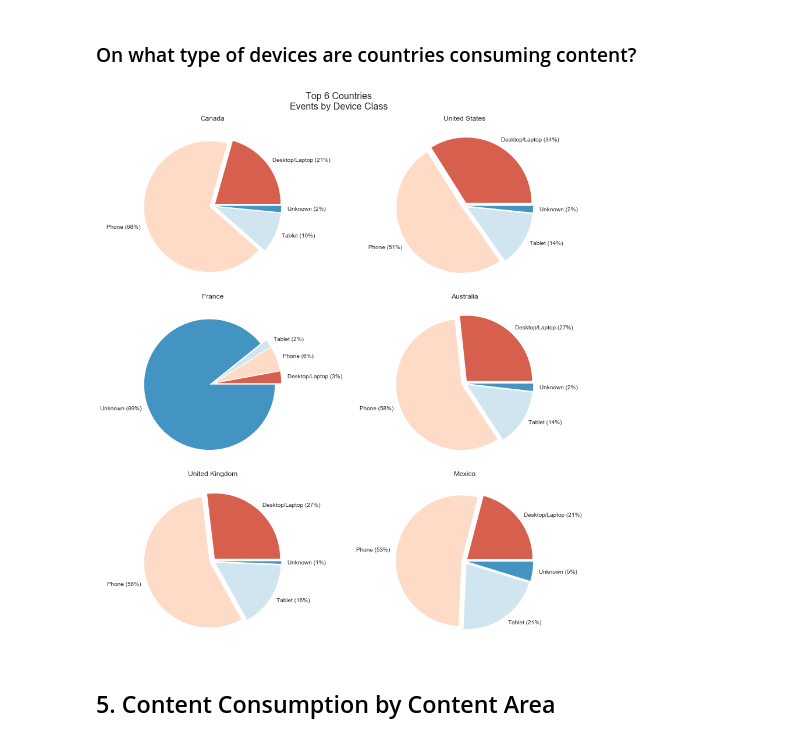
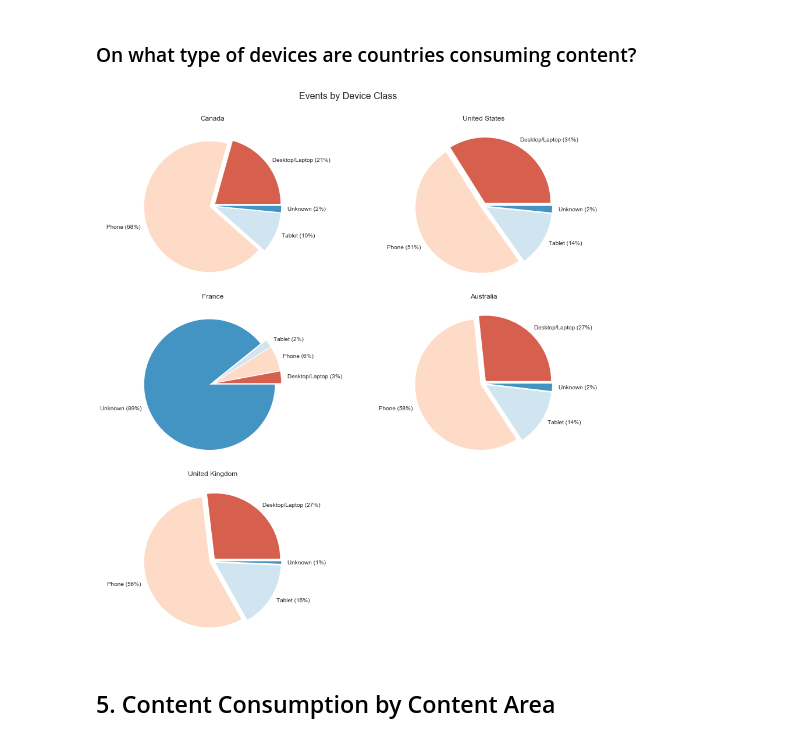
Before and after one commit to mrjgamble/cbc_sample, a Jupyter notebook: notebooks/02_data_insights.ipynb, the cells around one changed output. Saved outputs shown, nothing was run; the diff lists cells and outputs as text; code cells hidden in the pictures.

```diff
--- a/notebooks/02_data_insights.ipynb
+++ b/notebooks/02_data_insights.ipynb
@@ -399,8 +399,8 @@ plt.show()
 # %%
 cmap_temp = sns.color_palette("RdBu", 4)
 
-# find top 6 countries
-countries = list(df.groupby('country').amplitude_id.nunique().sort_values(ascending=False)[:6].index)
+# find top 5 countries
+countries = list(df.groupby('country').amplitude_id.nunique().sort_values(ascending=False)[:5].index)
 
 # define number of subplots & columns
 total_subplots = len(countries)
@@ -423,35 +423,35 @@ for country in countries:
     data = df[df.country==country].groupby('device_class').amplitude_id.nunique().sort_index()
 
     # set values & labels
     data_values = data.sort_index().values
     data_labels = list(data.sort_index().index)
 
     # format data labels to include percentage
     data_labels = ['{} ({:.0%})'.format(i, data_values[data_labels.index(i)] / sum(data_values)) for i in data_labels]
 
     # explode pie a bit
     explode = [0.05 for i in data_labels]
 
     # create pie chart
     ax = fig.add_subplot(total_rows, total_cols, pos[i])
     ax.pie(data_values, radius=1, labels=data_labels,colors=cmap_temp, explode=explode)
     ax.set(aspect='equal')
 
     # add title
     ax.set_title(country)
 
     # increase subplot position
     i+=1
 
 # add a subplot title
-plt.suptitle('Top 6 Countries\nEvents by Device Class', fontsize=16)
+plt.suptitle('Events by Device Class', fontsize=16)
 plt.tight_layout(rect=[0, 0.03, 1, 0.95])
 
 plt.savefig('../figures/device_consumption_per_country.png')
 
 plt.show()
 # %% [output]
-[figure, old version]
+[figure, new version]
 # %% [markdown]
 ## 5. Content Consumption by Content Area
 # %% [markdown]
```
Also changed, not shown: parts of 1 cell of this notebook, 3 other files.
